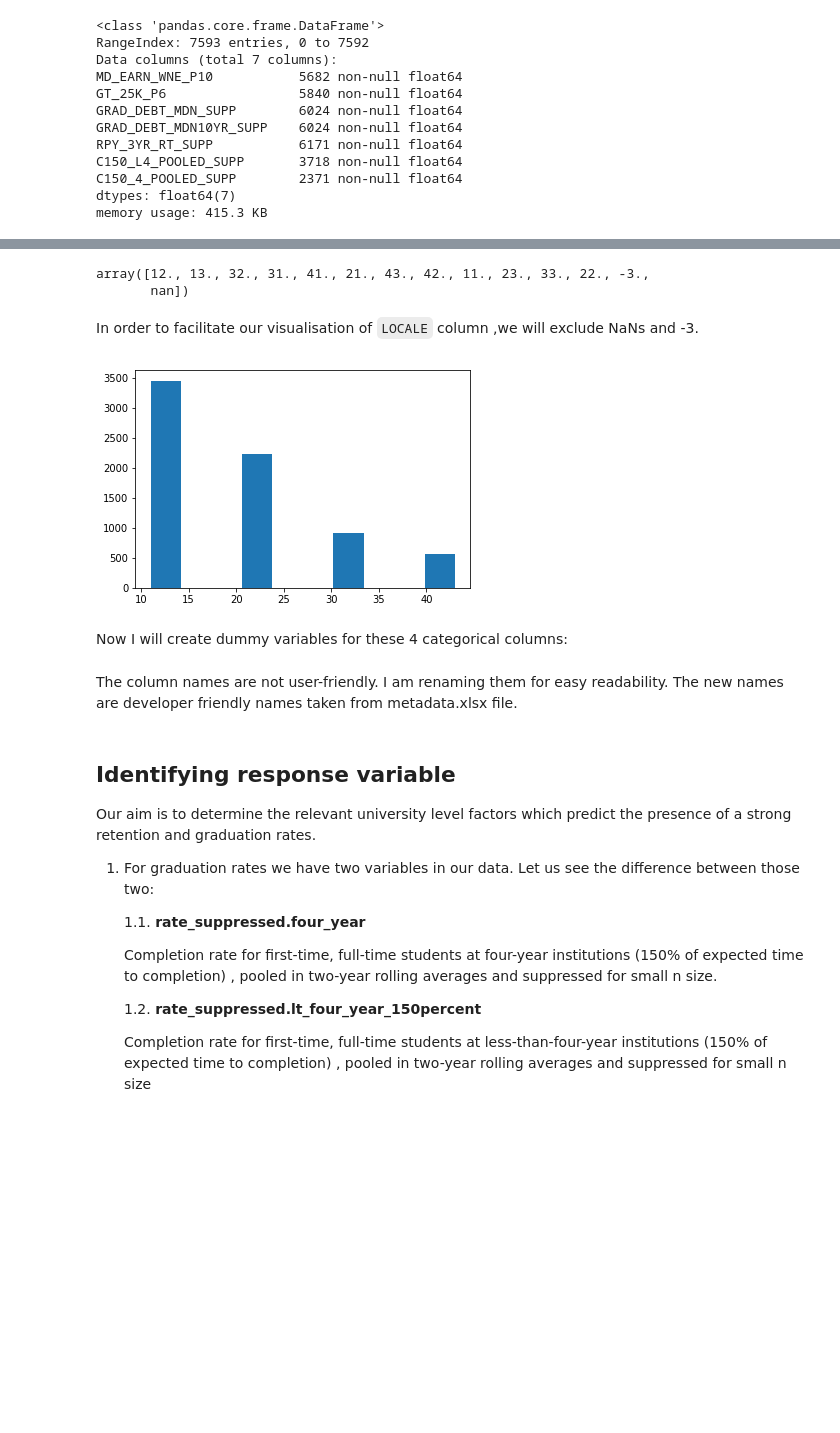
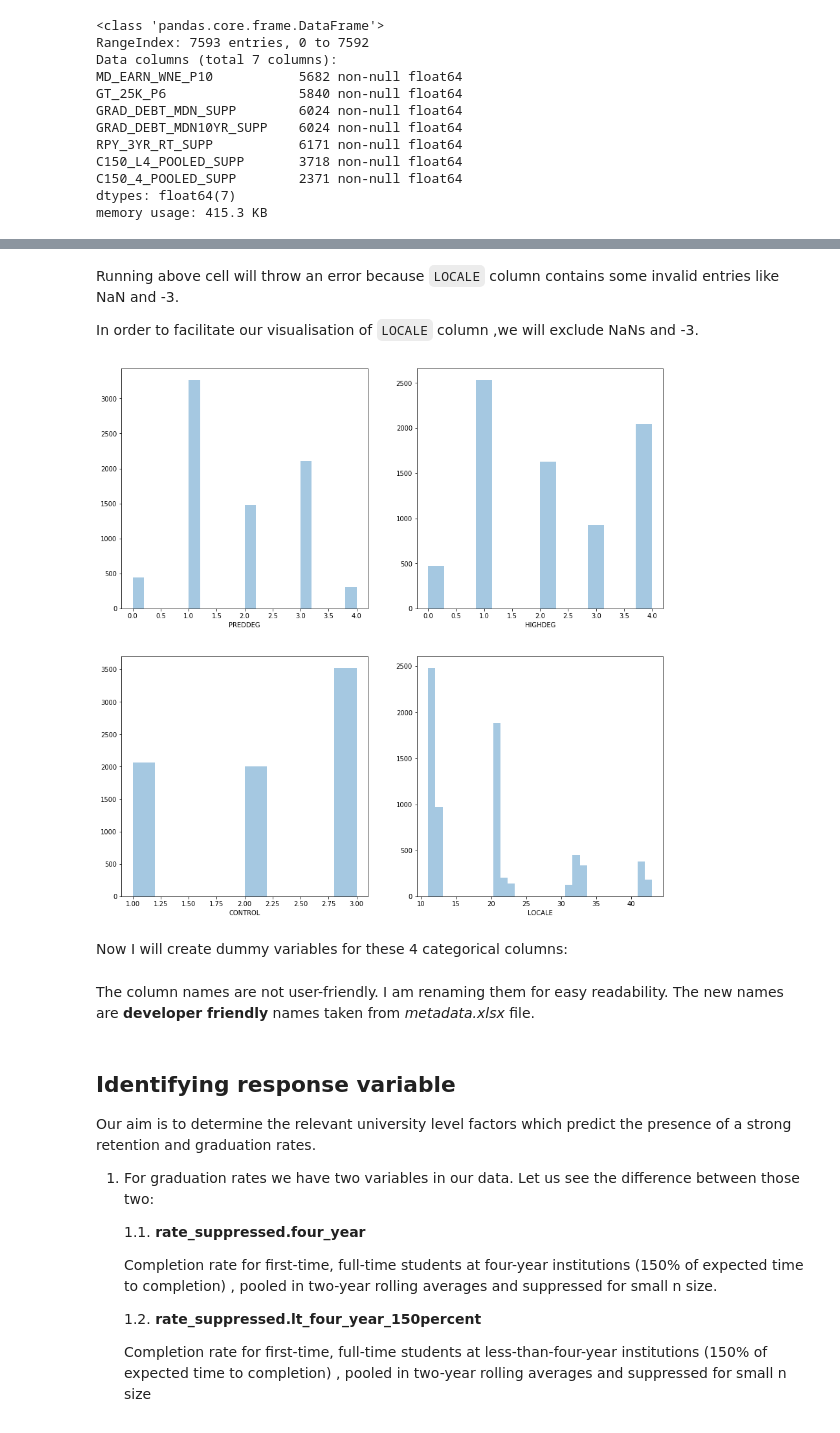
Before and after one commit to sanjeevai/ML-Capstone, a Jupyter notebook: project.ipynb, the cells around one changed output, grey strips where cells are left out. Cells and saved outputs as stored; diff of their text form; code cells hidden in the pictures; blank space fills up the shorter version.

```diff
--- a/project.ipynb
+++ b/project.ipynb
@@ -742,5 +654,0 @@ plt.hist(df['CONTROL']);
-# %%
-df['LOCALE'].unique()
-# %% [output]
-array([12., 13., 32., 31., 41., 21., 43., 42., 11., 23., 33., 22., -3.,
-       nan])
@@ -747,9 +662,16 @@ array([12., 13., 32., 31., 41., 21., 43., 42., 11., 23., 33., 22., -3.,
 # %% [markdown]
+Running above cell will throw an error because `LOCALE` column contains some invalid entries like NaN and -3.
+
 In order to facilitate our visualisation of `LOCALE` column ,we will exclude NaNs and -3.
-# %%
-plt.hist(df[(df['LOCALE'] != -3) & (df['LOCALE'].notnull())]['LOCALE']);
-# %% [output]
-[figure, removed]
+# %%
+f, ((ax1, ax2), (ax3, ax4)) = plt.subplots(2, 2, figsize=(15,15))
+sns.distplot(df['PREDDEG'], ax=ax1, kde=False)
+sns.distplot(df['HIGHDEG'], ax=ax2, kde=False)
+sns.distplot(df['CONTROL'], ax=ax3, kde=False)
+sns.distplot(df[(df['LOCALE'] != -3) & (df['LOCALE'].notnull())]['LOCALE'], ax=ax4, kde=False) #excluding invalid entires
+plt.savefig("./img/categorical_variables.png")
+# %% [output]
+[figure, added]
 # %% [markdown]
 Now I will create dummy variables for these 4 categorical columns:
 # %%
@@ -799,7 +721,7 @@ for col in df[df.columns]:
     df[col].fillna(value = df[col].median(),
                   inplace = True)
 # %% [markdown]
-The column names are not user-friendly. I am renaming them for easy readability. The new names are developer friendly names taken from metadata.xlsx file.
+The column names are not user-friendly. I am renaming them for easy readability. The new names are **developer friendly** names taken from _metadata.xlsx_ file.
 # %%
 df.rename(columns = {'HCM2':'under_investigation',
            'HBCU':'minority_serving.historically_black',
```
Also changed, not shown: parts of 111 cells of this notebook, 2 other files.
